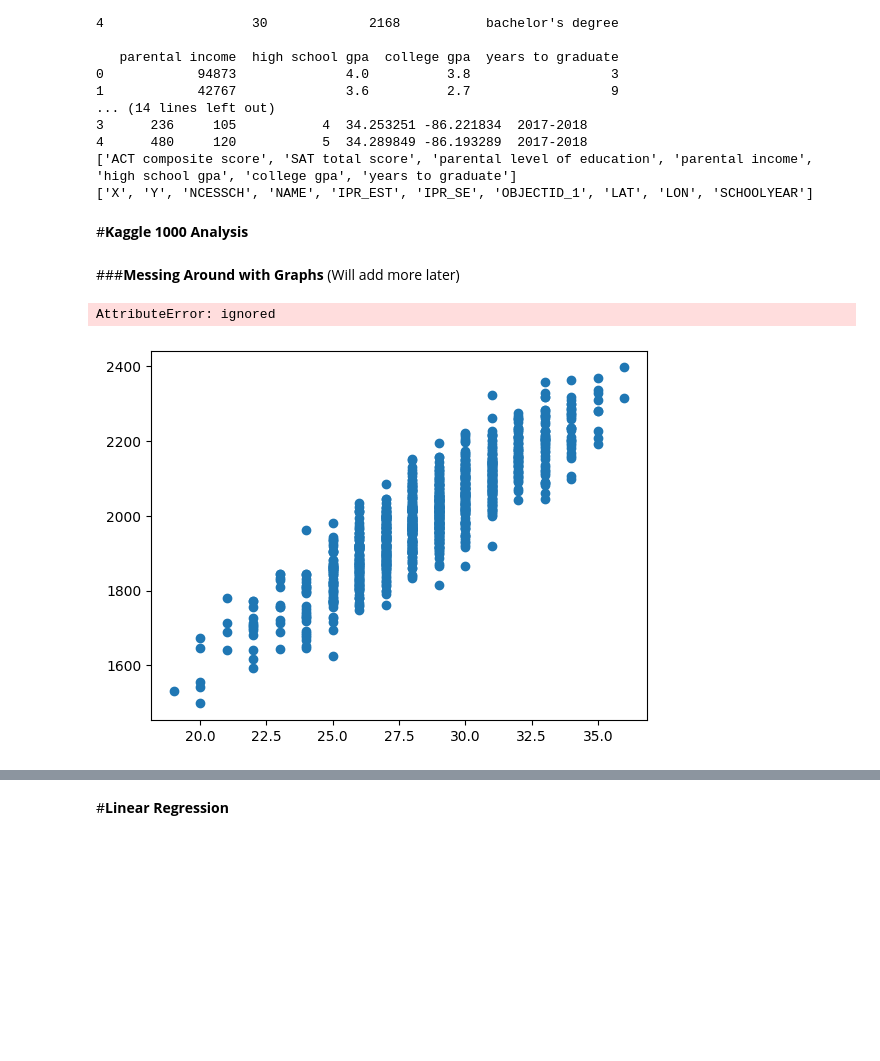
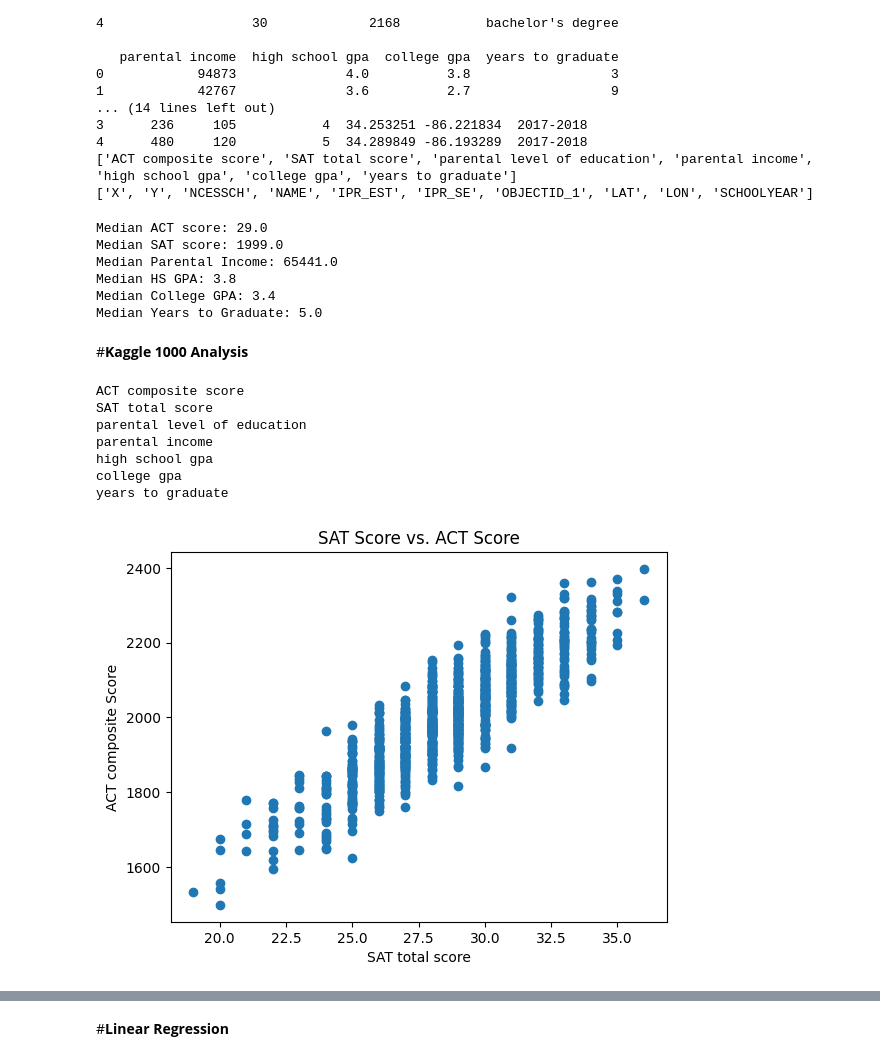
Before and after one commit to thompsonkate1/Python-Project, a Jupyter notebook: PythonFinalProject.ipynb, the cells around one changed output, grey strips where cells are left out. Cells and saved outputs as stored; diff of their text form; code cells hidden in the pictures; blank space fills up the shorter version.

Commit message:
Amalgamated Code & Some extra stats added to figures

```diff
--- a/PythonFinalProject.ipynb
+++ b/PythonFinalProject.ipynb
@@ -41,16 +41,42 @@ Saving IPR.csv to IPR.csv
 4      480     120           5  34.289849 -86.193289  2017-2018
 ['ACT composite score', 'SAT total score', 'parental level of education', 'parental income', 'high school gpa', 'college gpa', 'years to graduate']
 ['X', 'Y', 'NCESSCH', 'NAME', 'IPR_EST', 'IPR_SE', 'OBJECTID_1', 'LAT', 'LON', 'SCHOOLYEAR']
+# %%
+import statistics
+print("Median ACT score:", statistics.median(graduation_rate["ACT composite score"]))
+print("Median SAT score:", statistics.median(graduation_rate["SAT total score"]))
+print("Median Parental Income:", statistics.median(graduation_rate["parental income"]))
+print("Median HS GPA:", statistics.median(graduation_rate["high school gpa"]))
+print("Median College GPA:", statistics.median(graduation_rate["college gpa"]))
+print("Median Years to Graduate:", statistics.median(graduation_rate["years to graduate"]))
+# %% [output]
+Median ACT score: 29.0
+Median SAT score: 1999.0
+Median Parental Income: 65441.0
+Median HS GPA: 3.8
+Median College GPA: 3.4
+Median Years to Graduate: 5.0
 # %% [markdown]
 #__Kaggle 1000 Analysis__
-# %% [markdown]
-###__Messing Around with Graphs__ (Will add more later)
 # %%
+for column in graduation_rate.columns.to_list():
+  print(column)
+
 sat = graduation_rate['SAT total score']
 act = graduation_rate['ACT composite score']
-SATvsACT=plt.scatter(act,sat), plt.xlablel("SAT total score"), plt.ylabel("ACT composite Score"), plt.title("SAT Score vs. ACT Score")
+familyIncome = graduation_rate['parental income']
+collegeGPA = graduation_rate['college gpa']
+yearsToGrad = graduation_rate['years to graduate']
+
+SATvsACT=plt.scatter(act,sat), plt.xlabel("SAT total score"), plt.ylabel("ACT composite Score"), plt.title("SAT Score vs. ACT Score")
 # %% [output]
-AttributeError: ignored
+ACT composite score
+SAT total score
+parental level of education
+parental income
+high school gpa
+college gpa
+years to graduate
-[figure, old version]
+[figure, new version]
 # %%
 gradratepairwise=sns.pairplot(graduation_rate)
```
Also changed, not shown: parts of 26 cells of this notebook.
